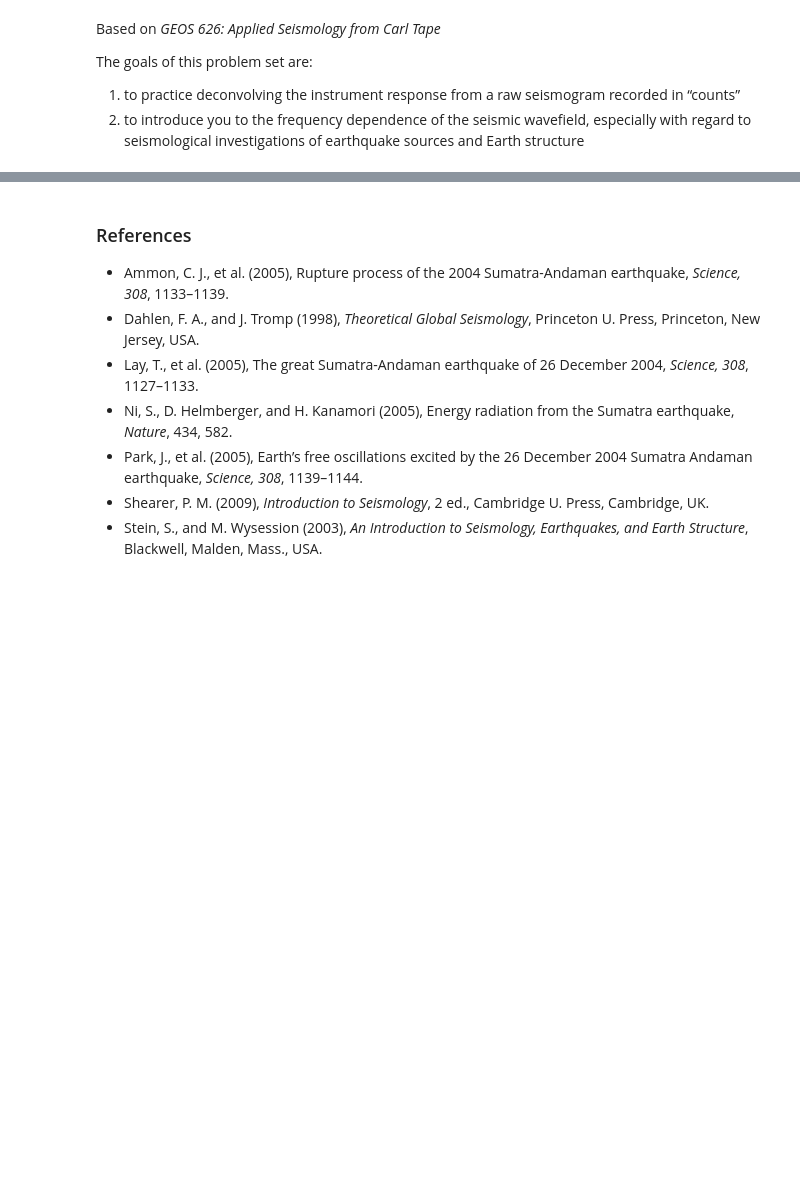
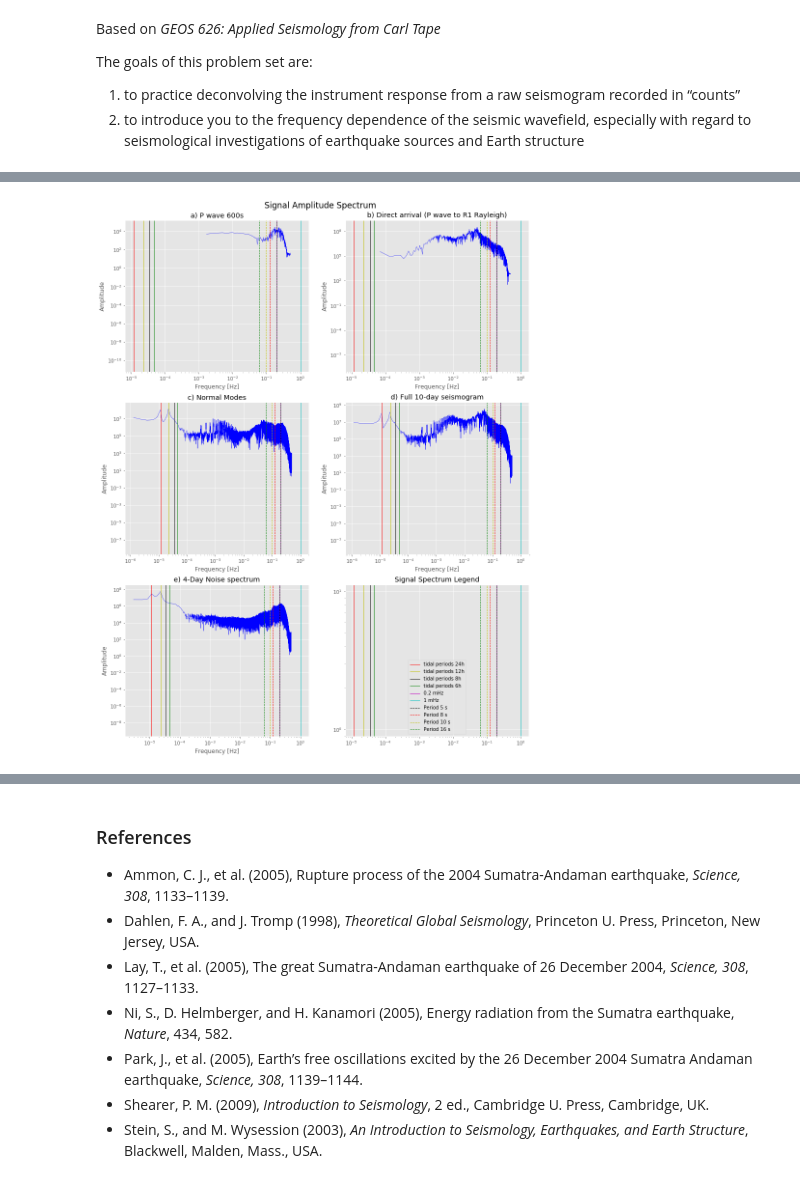
Before and after one commit to heinerigel/2017-JupyterNotebooksForGeophysics, a Jupyter notebook: Notebooks/05_SumatraEarthquake/Sumatra_PartA_presentation/SumatraA_Problem3.ipynb, the cells around one changed output, grey strips where cells are left out. Drawn from its saved outputs; the diff is of its cells as text; code cells hidden in the pictures; blank space fills up the shorter version.

```diff
--- a/Notebooks/05_SumatraEarthquake/Sumatra_PartA_presentation/SumatraA_Problem3.ipynb
+++ b/Notebooks/05_SumatraEarthquake/Sumatra_PartA_presentation/SumatraA_Problem3.ipynb
@@ -158,0 +219,64 @@ plt.show()
+# %%
+# Plotting parameter
+plt.rcParams['figure.figsize'] = 15, 18
+plt.rcParams['lines.linewidth'] = 0.5
+
+# Plot in Frequency Domain (Frequency Spectrum)
+plt.subplot(321)
+plt.loglog(freq1, abs(y1_fft), 'b', lw=0.5)
+for i in range(len(k)):
+    b = plt.axvline(k[i], color=color[i], linestyle=linestyle[i], lw=1)
+plt.legend()
+plt.title('a) P wave 600s')
+plt.xlabel('Frequency [Hz]')
+plt.ylabel('Amplitude')
+#plt.xlim(1E-6, 1E-4) # limited to lower frquencies
+
+plt.subplot(322)
+plt.loglog(freq2, abs(y2_fft), 'b', lw=0.5)
+for i in range(len(k)):
+    b = plt.axvline(k[i], color=color[i], linestyle=linestyle[i], lw=1)
+plt.legend()
+plt.title('b) Direct arrival (P wave to R1 Rayleigh)')
+plt.xlabel('Frequency [Hz]')
+plt.ylabel('Amplitude')
+
+plt.subplot(323)
+plt.loglog(freq3, abs(y3_fft), 'b', lw=0.5)
+for i in range(len(k)):
+    b = plt.axvline(k[i], color=color[i], linestyle=linestyle[i], lw=1)
+plt.legend()
+plt.title('c) Normal Modes')
+plt.xlabel('Frequency [Hz]')
+plt.ylabel('Amplitude')
+
+plt.subplot(324)
+plt.loglog(freq4, abs(y4_fft), 'b', lw=0.5)
+for i in range(len(k)):
+    b = plt.axvline(k[i], color=color[i], linestyle=linestyle[i], lw=1)
+plt.legend()
+plt.title('d) Full 10-day seismogram')
+plt.xlabel('Frequency [Hz]')
+plt.ylabel('Amplitude')
+
+plt.subplot(325)
+plt.loglog(freq5, abs(y5_fft), 'b', lw=0.5)
+for i in range(len(k)):
+    b = plt.axvline(k[i], color=color[i], linestyle=linestyle[i], lw=1)
+plt.legend()
+plt.title('e) 4-Day Noise spectrum')
+plt.xlabel('Frequency [Hz]')
+plt.ylabel('Amplitude')
+
+plt.subplot(326)
+for i in range(len(k)):
+    b = plt.axvline(k[i], color=color[i], label=label[i], linestyle=linestyle[i], lw=1)
+plt.loglog()
+plt.title('Signal Spectrum Legend')
+plt.legend()
+
+plt.suptitle("Signal Amplitude Spectrum", size =17)
+plt.subplots_adjust(top=0.95)
+plt.show()
+# %% [output]
+[figure, added]
```
Also changed, not shown: parts of 34 cells of this notebook.
